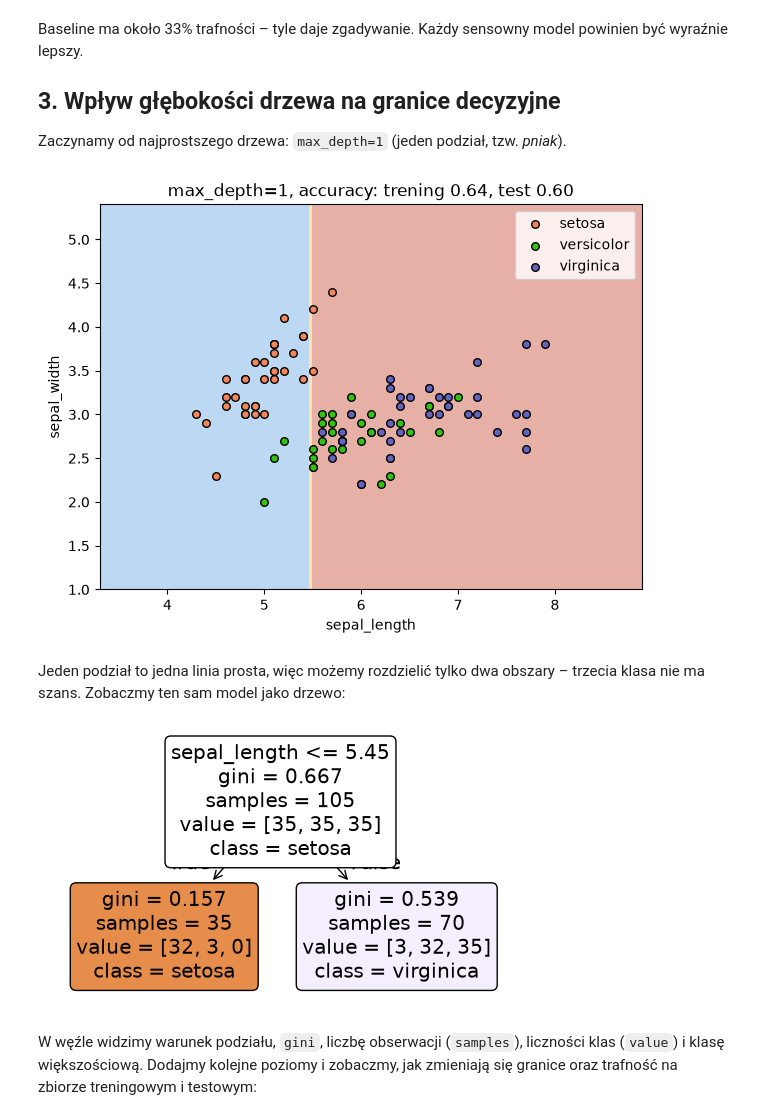
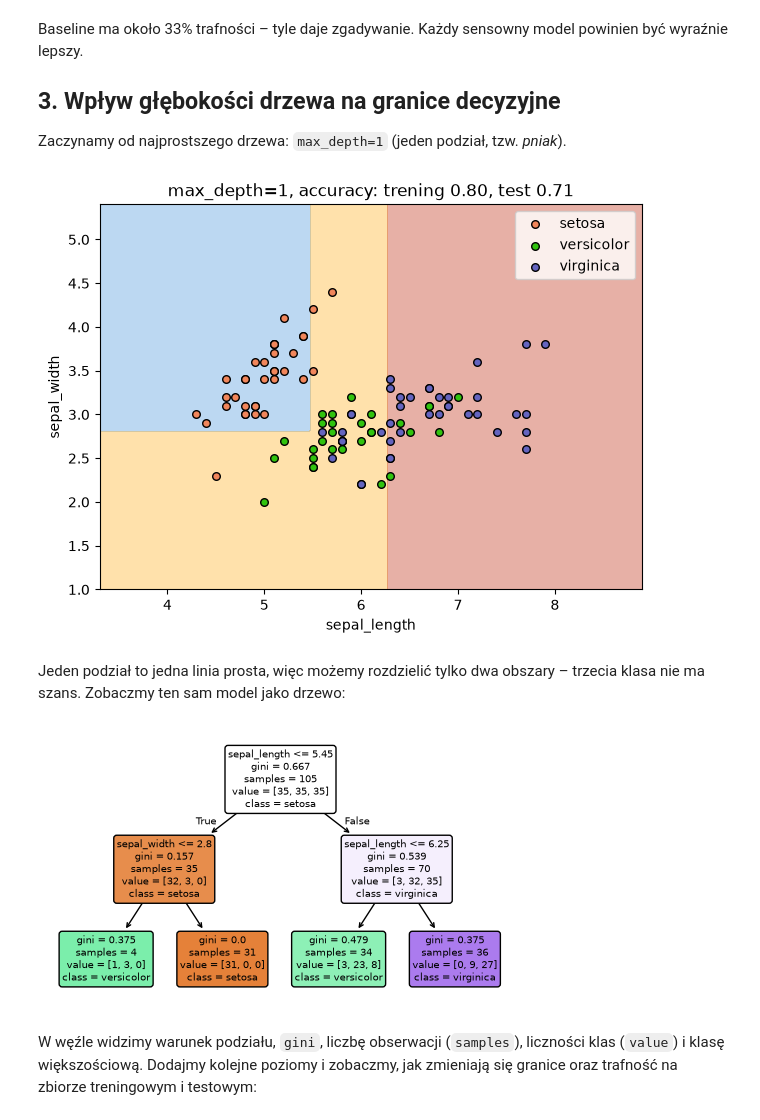
Before and after one commit to tomasz450/ML_DL_szkolenie_23_11_26, a Jupyter notebook: 4.1 Drzewa decyzyjne/01_drzewa_decyzyjne_iris.ipynb, the cells around one changed output. Cells and saved outputs as stored; diff of their text form; code cells hidden in the pictures.

```diff
--- a/4.1 Drzewa decyzyjne/01_drzewa_decyzyjne_iris.ipynb
+++ b/4.1 Drzewa decyzyjne/01_drzewa_decyzyjne_iris.ipynb
@@ -92,24 +95,24 @@ Zaczynamy od najprostszego drzewa: `max_depth=1` (jeden podział, tzw. *pniak*).
 # %%
 kolory = ['#f1865b', '#31c30f', '#6464bf']
 cmap = ListedColormap(kolory)
 
 def rysuj_granice(model, X, y, ax, tytul):
     """Rysuje obszary decyzyjne modelu oraz punkty danych."""
     DecisionBoundaryDisplay.from_estimator(model, X, response_method='predict', cmap=cmap, alpha=0.35, ax=ax)
     for klasa, nazwa in enumerate(nazwy_klas):
         maska = (y == klasa)
         ax.scatter(X[maska].iloc[:, 0], X[maska].iloc[:, 1], color=kolory[klasa], edgecolor='k', s=30, label=nazwa)
     ax.set_title(tytul)
 
-pien = DecisionTreeClassifier(max_depth=1, random_state=42).fit(X_train, y_train)
+pien = DecisionTreeClassifier(max_depth=2, random_state=42).fit(X_train, y_train)
 
 fig, ax = plt.subplots(figsize=(7, 5))
 rysuj_granice(pien, X_train, y_train, ax,
               f'max_depth=1, accuracy: trening {pien.score(X_train, y_train):.2f}, test {pien.score(X_test, y_test):.2f}')
 ax.legend()
 plt.show()
 # %% [output]
-[figure, old version]
+[figure, new version]
 # %% [markdown]
 Jeden podział to jedna linia prosta, więc możemy rozdzielić tylko dwa obszary – trzecia klasa nie ma szans. Zobaczmy ten sam model jako drzewo:
 # %%
@@ -117,7 +120,7 @@ plt.figure(figsize=(6, 3.5))
 plot_tree(pien, feature_names=cechy_2d, class_names=nazwy_klas, filled=True, rounded=True)
 plt.show()
 # %% [output]
-[figure, old version]
+[figure, new version]
 # %% [markdown]
 W węźle widzimy warunek podziału, `gini`, liczbę obserwacji (`samples`), liczności klas (`value`) i klasę większościową. Dodajmy kolejne poziomy i zobaczmy, jak zmieniają się granice oraz trafność na zbiorze treningowym i testowym:
 # %%
```
Also changed, not shown: parts of 5 cells of this notebook, 6 other files.
